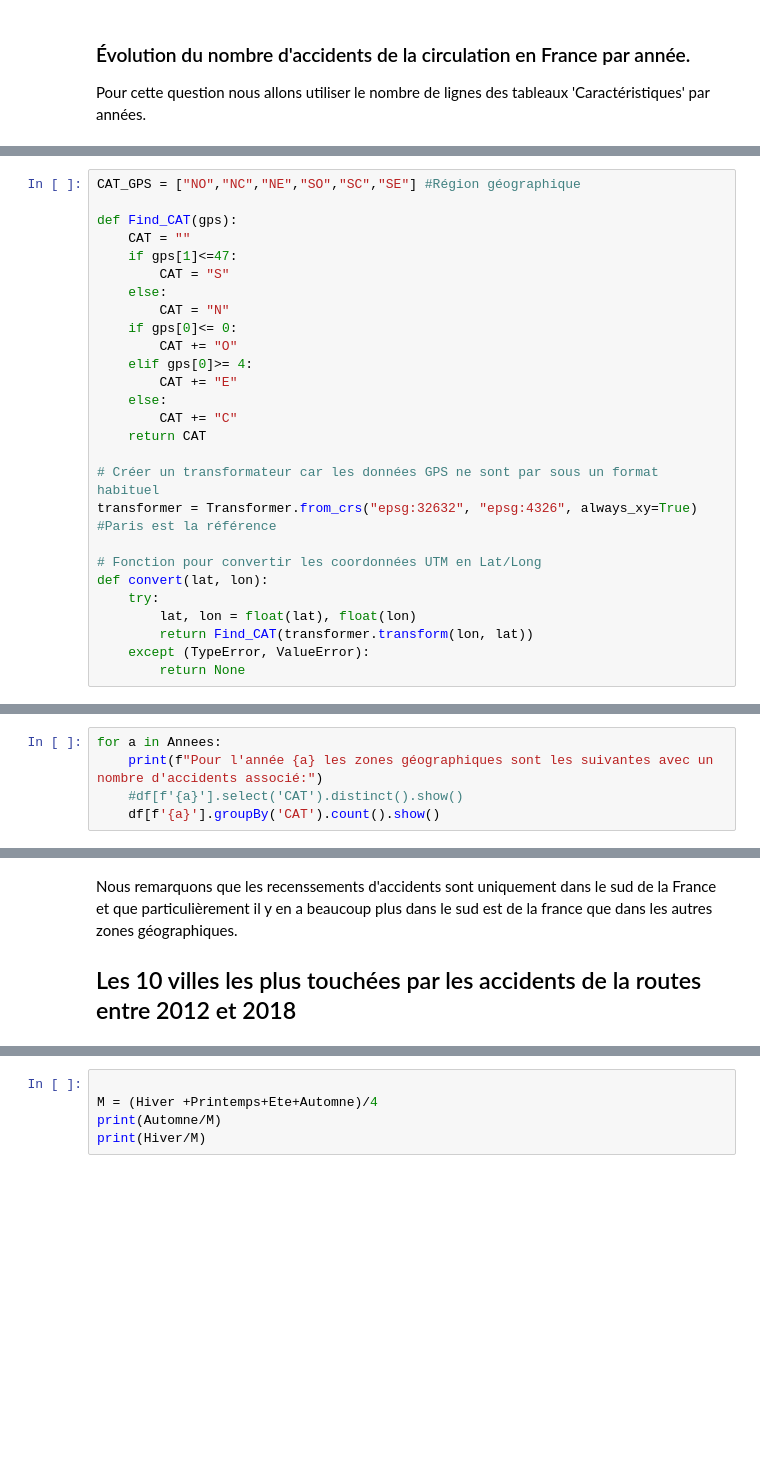
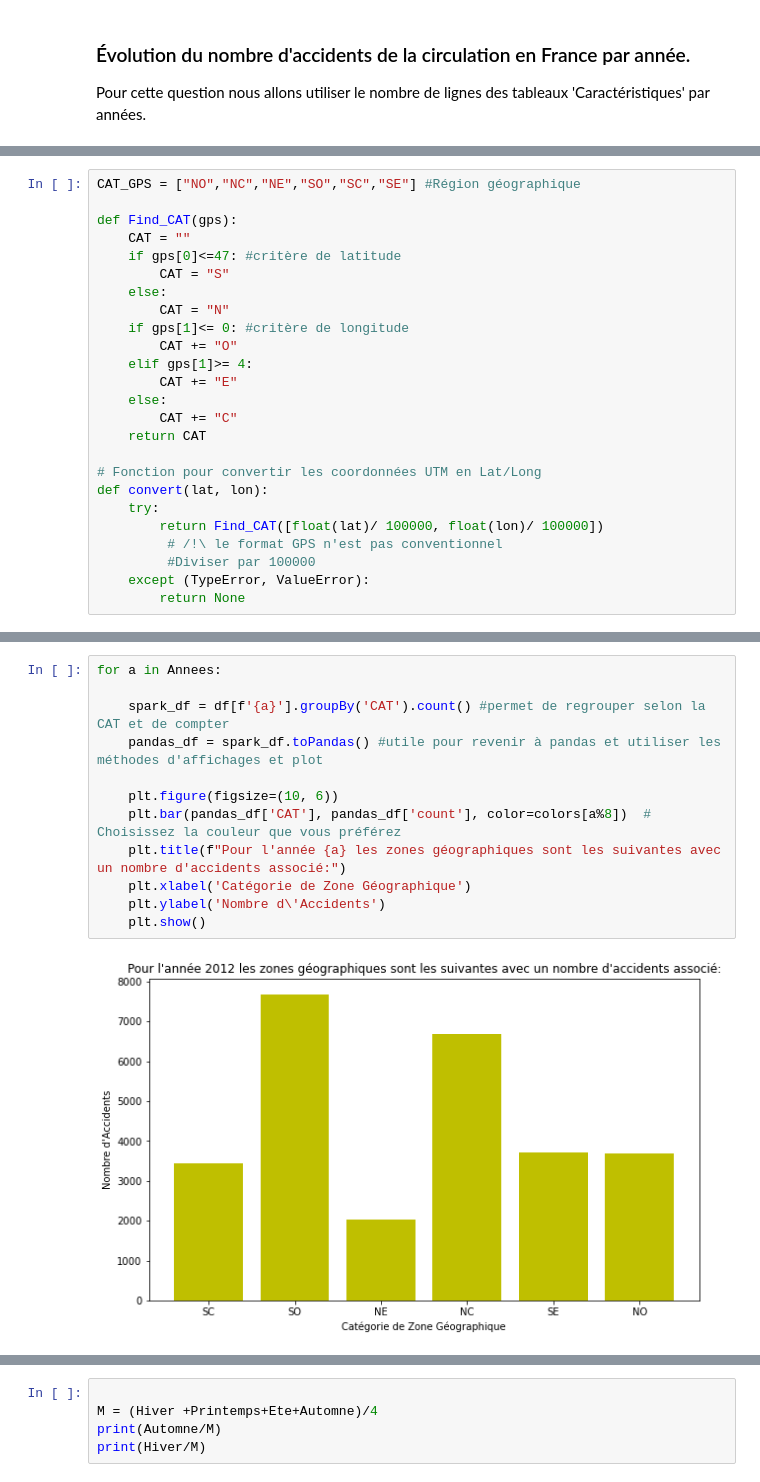
Before and after one commit to Ivanbtz9/Master2_datascience, a Jupyter notebook: Informatique_charbonel/DATA_Marie/Projet2_SPARK_5_12/V1.ipynb, the cells around one changed output, grey strips where cells are left out. Drawn from its saved outputs; the diff is of its cells as text; blank space fills up the shorter version.

```diff
--- a/Informatique_charbonel/DATA_Marie/Projet2_SPARK_5_12/V1.ipynb
+++ b/Informatique_charbonel/DATA_Marie/Projet2_SPARK_5_12/V1.ipynb
@@ -184,26 +191,24 @@ CAT_GPS = ["NO","NC","NE","SO","SC","SE"] #Région géographique
 
 def Find_CAT(gps):
     CAT = ""
-    if gps[1]<=47:
+    if gps[0]<=47: #critère de latitude
         CAT = "S"
     else:
         CAT = "N"
-    if gps[0]<= 0:
+    if gps[1]<= 0: #critère de longitude
         CAT += "O"
-    elif gps[0]>= 4:
+    elif gps[1]>= 4:
         CAT += "E"
     else:
         CAT += "C"
     return CAT
 
-# Créer un transformateur car les données GPS ne sont par sous un format habituel
-transformer = Transformer.from_crs("epsg:32632", "epsg:4326", always_xy=True) #Paris est la référence
-
 # Fonction pour convertir les coordonnées UTM en Lat/Long
 def convert(lat, lon):
     try:
-        lat, lon = float(lat), float(lon)
-        return Find_CAT(transformer.transform(lon, lat))
+        return Find_CAT([float(lat)/ 100000, float(lon)/ 100000])
+         # /!\ le format GPS n'est pas conventionnel
+         #Diviser par 100000
     except (TypeError, ValueError):
         return None
 # %%
@@ -217,7 +224,2 @@ for a in Annees:
     df[f"{a}"] = df[f"{a}"].withColumn("CAT", convert_udf(df[f"{a}"]["lat"], df[f"{a}"]["long"]))
     df[f"{a}"] = df[f"{a}"].filter(df[f"{a}"]['CAT']!= "NULL")
-# %%
-for a in Annees:
-    print(f"Pour l'année {a} les zones géographiques sont les suivantes avec un nombre d'accidents associé:")
-    #df[f'{a}'].select('CAT').distinct().show()
-    df[f'{a}'].groupBy('CAT').count().show()
@@ -287,4 +226,14 @@ Pour l'année 2018 les zones géographiques sont les suivantes avec un nombre d'
-# %% [markdown]
-Nous remarquons que les recenssements d'accidents sont uniquement dans le sud de la France et que particulièrement il y en a beaucoup plus dans le sud est de la france que dans les autres zones géographiques.
-
-## Les 10 villes les plus touchées par les accidents de la routes entre 2012 et 2018
+# %%
+for a in Annees:
+
+    spark_df = df[f'{a}'].groupBy('CAT').count() #permet de regrouper selon la CAT et de compter
+    pandas_df = spark_df.toPandas() #utile pour revenir à pandas et utiliser les méthodes d'affichages et plot
+
+    plt.figure(figsize=(10, 6))
+    plt.bar(pandas_df['CAT'], pandas_df['count'], color=colors[a%8])  # Choisissez la couleur que vous préférez
+    plt.title(f"Pour l'année {a} les zones géographiques sont les suivantes avec un nombre d'accidents associé:")
+    plt.xlabel('Catégorie de Zone Géographique')
+    plt.ylabel('Nombre d\'Accidents')
+    plt.show()
+# %% [output]
+[figure, added]
```
Also changed, not shown: parts of 43 cells of this notebook, 7 other files.
